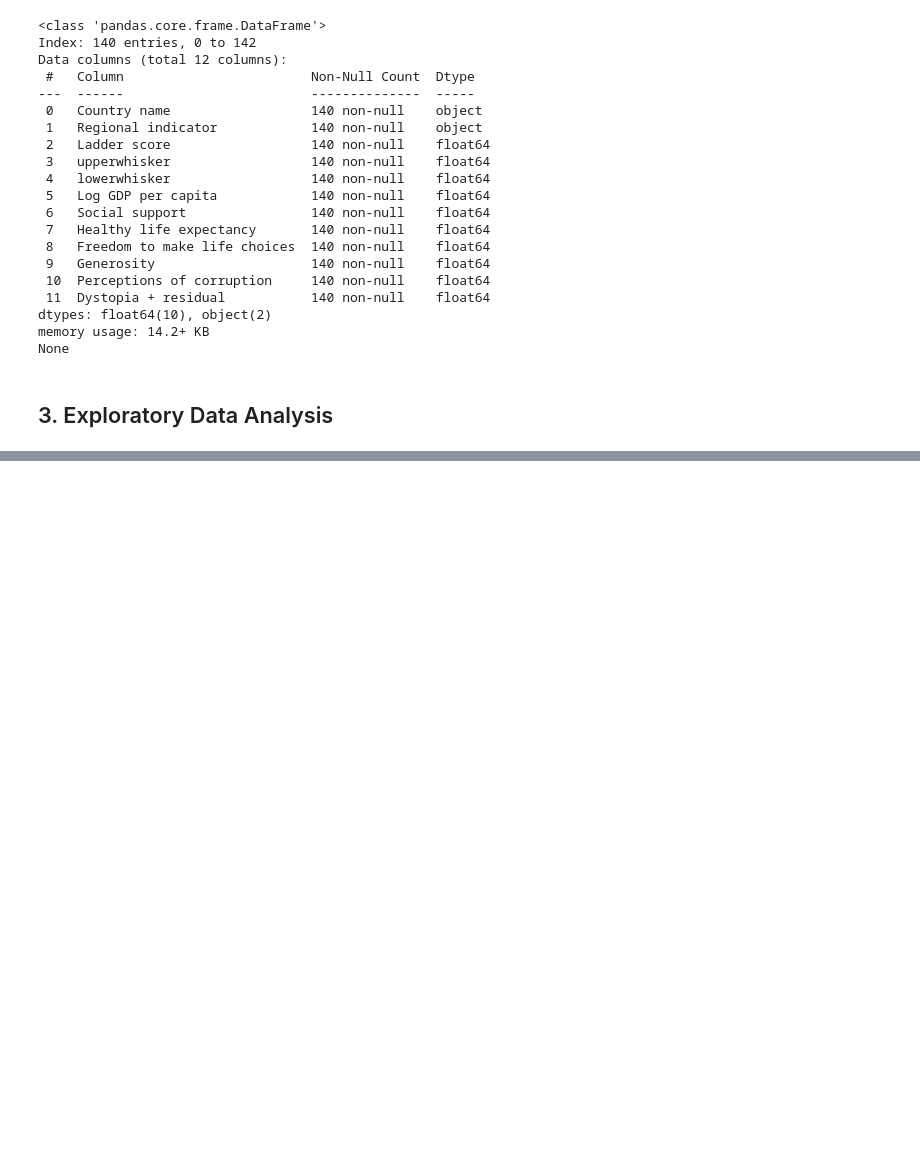
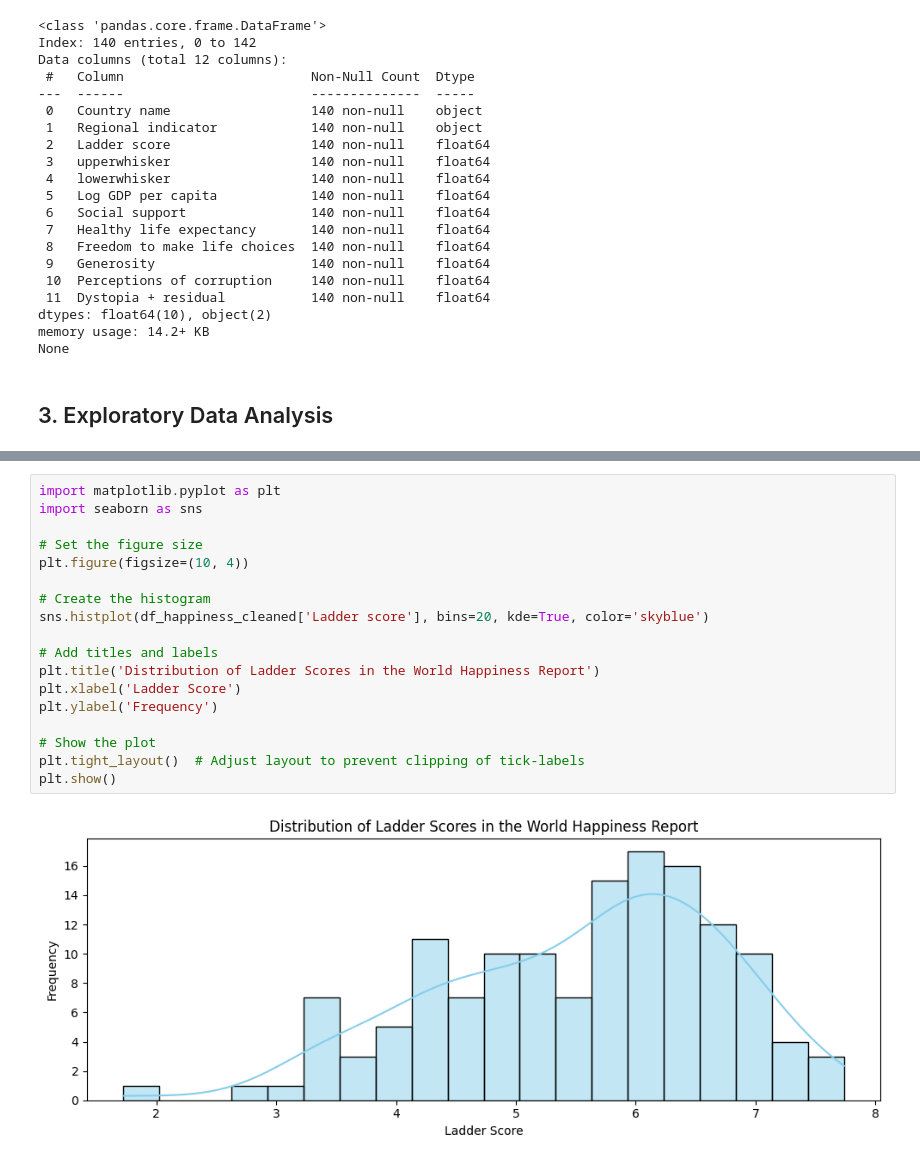
Before and after one commit to ibtj21/PRODIGY_DS_02, a Jupyter notebook: Task02.ipynb, the cells around one changed output, grey strips where cells are left out. Saved outputs shown, nothing was run; the diff lists cells and outputs as text; blank space fills up the shorter version.

```diff
--- a/Task02.ipynb
+++ b/Task02.ipynb
@@ -204,0 +335,20 @@ None
+# %%
+import matplotlib.pyplot as plt
+import seaborn as sns
+
+# Set the figure size
+plt.figure(figsize=(10, 4))
+
+# Create the histogram
+sns.histplot(df_happiness_cleaned['Ladder score'], bins=20, kde=True, color='skyblue')
+
+# Add titles and labels
+plt.title('Distribution of Ladder Scores in the World Happiness Report')
+plt.xlabel('Ladder Score')
+plt.ylabel('Frequency')
+
+# Show the plot
+plt.tight_layout()  # Adjust layout to prevent clipping of tick-labels
+plt.show()
+# %% [output]
+[figure, added]
```
Also changed, not shown: parts of 10 cells of this notebook.
